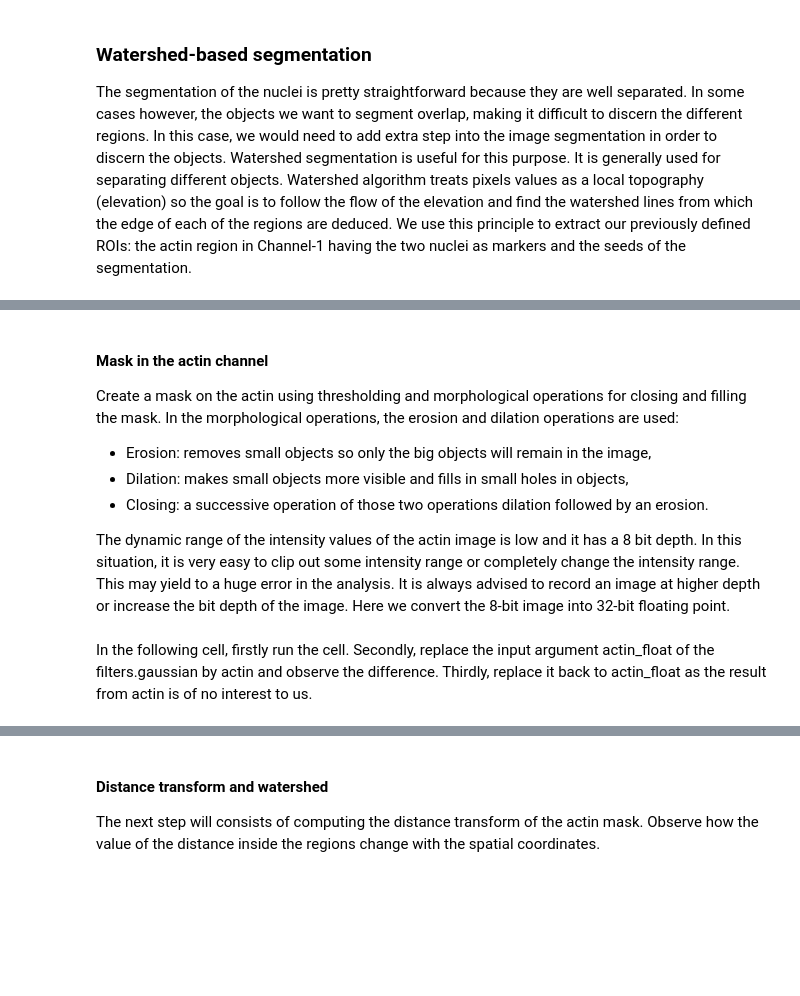
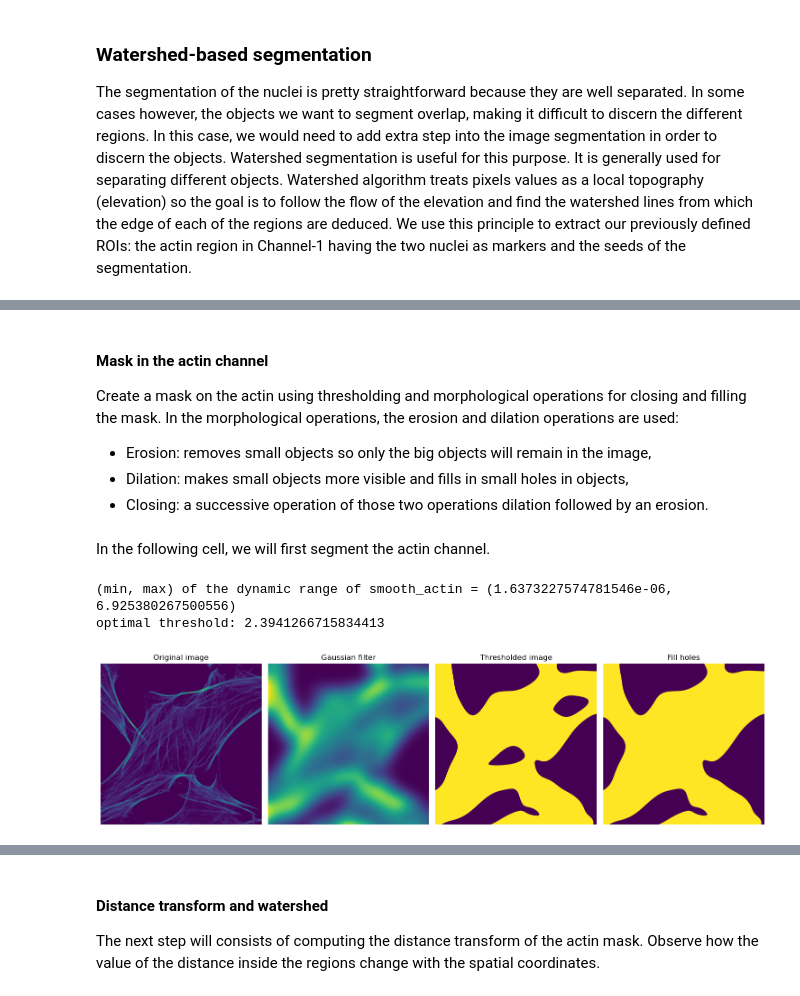
Before and after one commit to MRC-LMB-Light-Microscopy-Facility/introduction-to-python-bioimage-analysis, a Jupyter notebook: nbs/2_regionproperties.ipynb, the cells around one changed output, grey strips where cells are left out. Saved outputs shown, nothing was run; the diff lists cells and outputs as text; code cells hidden in the pictures; blank space fills up the shorter version.

```diff
--- a/nbs/2_regionproperties.ipynb
+++ b/nbs/2_regionproperties.ipynb
@@ -261,5 +301,3 @@ Create a mask on the actin using thresholding and morphological operations for c
 - Erosion: removes small objects so only the big objects will remain in the image,
 - Dilation: makes small objects more visible and fills in small holes in objects,
 - Closing: a successive operation of those two operations dilation followed by an erosion.
-
-The dynamic range of the intensity values of the actin image is low and it has a 8 bit depth. In this situation, it is very easy to clip out some intensity range or completely change the intensity range. This may yield to a huge error in the analysis. It is always advised to record an image at higher depth or increase the bit depth of the image. Here we convert the 8-bit image into 32-bit floating point.
@@ -275,37 +304,42 @@ print('(min, max) of the dynamic range of actin_float =', (np.min(actin_float),
 # %% [markdown]
-In the following cell, firstly run the cell. Secondly, replace the input argument actin_float of the filters.gaussian by actin and observe the difference. Thirdly, replace it back to actin_float as the result from actin is of no interest to us.
+In the following cell, we will first segment the actin channel.
 # %%
 from scipy import ndimage as ndi
 from skimage import filters
 
-# smoothed the image using the Gaussian filter with the same sigma as before
-smooth_actin = filters.gaussian(actin, sigma=3, preserve_range=True)
+# smoothed the image using the Gaussian filter of a given sigma
+smooth_actin = filters.gaussian(actin, sigma=90, preserve_range=True)
 print('(min, max) of the dynamic range of smooth_actin =', (np.min(smooth_actin), np.max(smooth_actin)))
 
 # find the optimal threshold
-threshold = 0.5
+threshold = filters.threshold_otsu(smooth_actin)
+print("optimal threshold:", threshold)
 
 # define the threshold mask
 thresh_mask = smooth_actin > threshold
 
 # fill holes to form the the actin_mask without performing the closing function
 actin_mask = ndi.binary_fill_holes(thresh_mask).astype(int)
 
 fig, axs = plt.subplots(1,4, figsize=(15, 15))
 axs[0].imshow(actin)
 axs[0].set_title('Original image')
 axs[0].set_axis_off()
 
 axs[1].imshow(smooth_actin)
 axs[1].set_title('Gaussian filter')
 axs[1].set_axis_off()
 
 axs[2].imshow(thresh_mask)
 axs[2].set_title('Thresholded image')
 axs[2].set_axis_off()
 
 axs[3].imshow(actin_mask)
 axs[3].set_title('Fill holes')
 axs[3].set_axis_off()
 
 plt.tight_layout()
+# %% [output]
+(min, max) of the dynamic range of smooth_actin = (1.6373227574781546e-06, 6.925380267500556)
+optimal threshold: 2.3941266715834413
+[figure, added]
```
Also changed, not shown: parts of 18 cells of this notebook, 1 other file.
